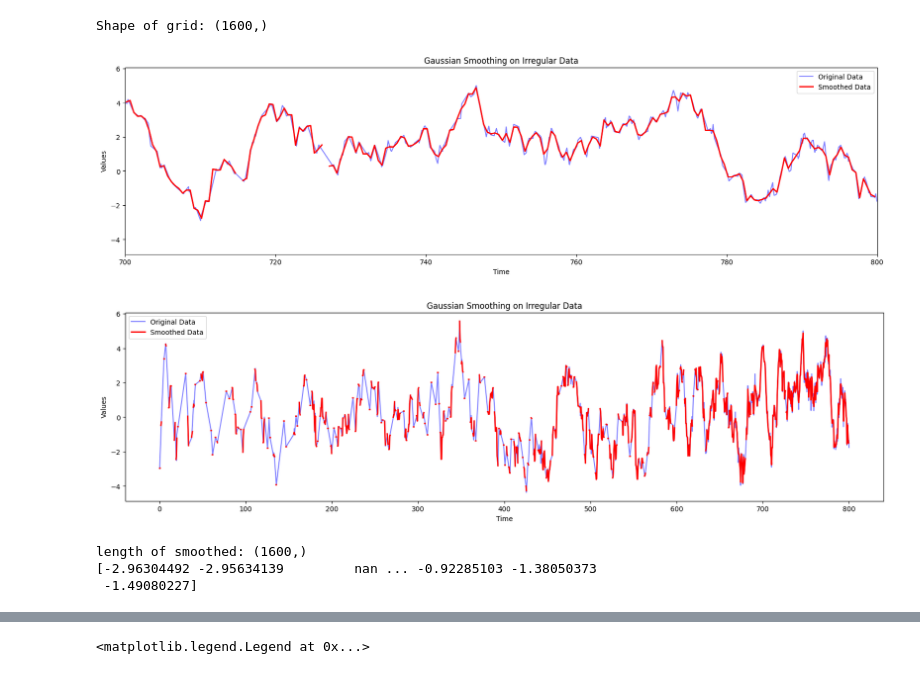
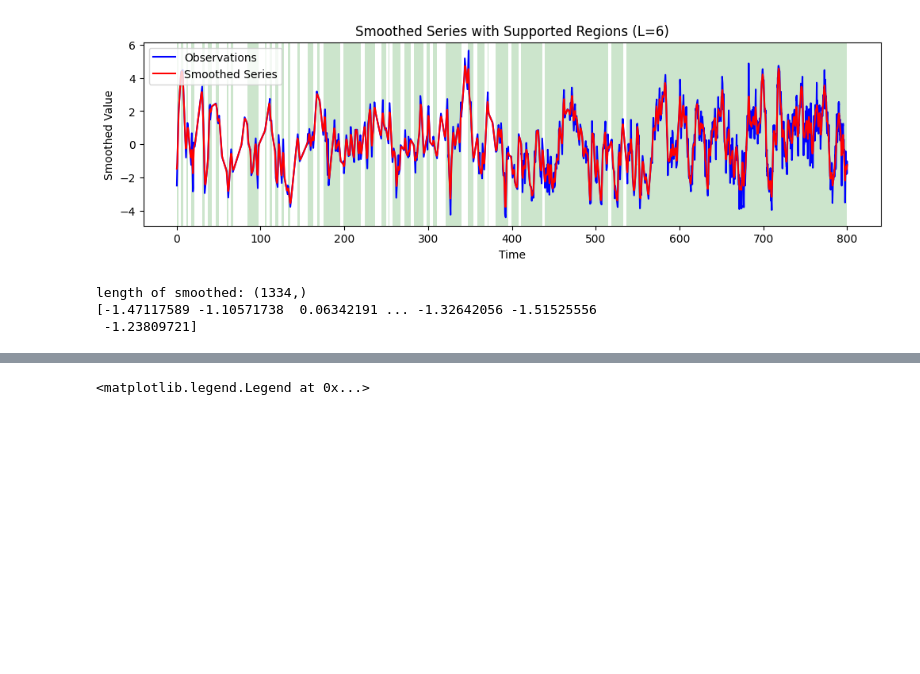
Before and after one commit to Peisong-Zheng/MISTE, a Jupyter notebook: test.ipynb, the cells around one changed output, grey strips where cells are left out. Drawn from its saved outputs; the diff is of its cells as text; code cells hidden in the pictures; blank space fills up the shorter version.

```diff
--- a/test.ipynb
+++ b/test.ipynb
@@ -40,58 +40,58 @@ length of data.X_obs.t_obs: (1235,)
 # %%
 from MISTE import miste_core as mc
 
 from MISTE import syn_data as sd
 
 import importlib
 importlib.reload(sd)
 importlib.reload(mc)
 
 
-L=1
+L=6
 
-grid =np.arange(np.min(data.X_obs.t_obs), np.max(data.X_obs.t_obs), L/2)
+# grid =np.arange(np.min(data.X_obs.t_obs), np.max(data.X_obs.t_obs), L/2)
 
-Smoothed=mc.smooth_gaussian_irregular(
+t_smoothed, v_smoothed=mc.smooth_gaussian_irregular(
     t_obs=data.X_obs.t_obs,
     v_obs=data.X_obs.values_obs,
-    grid=grid,
-    L=L
+    L=L,
+    if_plot_smoothed=True,
     )
 
-# plot the original and smoothed data
-import matplotlib.pyplot as plt
-plt.figure(figsize=(20, 5))
-plt.plot(data.X_obs.t_obs, data.X_obs.values_obs, 'b-', label='Original Data', alpha=0.5)
-plt.plot(np.arange(np.min(data.X_obs.t_obs), np.max(data.X_obs.t_obs), L/2), Smoothed, 'r-', label='Smoothed Data', linewidth=2)
-plt.xlabel('Time')
-plt.ylabel('Values')
-plt.legend()
-# set xlim to 700 to 800
-plt.xlim(700, 800)
-plt.title('Gaussian Smoothing on Irregular Data')
-plt.show()
 
 
-import matplotlib.pyplot as plt
-plt.figure(figsize=(20, 5))
-plt.plot(data.X_obs.t_obs, data.X_obs.values_obs, 'b-', label='Original Data', alpha=0.5)
-plt.plot(np.arange(np.min(data.X_obs.t_obs), np.max(data.X_obs.t_obs), L/2), Smoothed, 'r-', label='Smoothed Data', linewidth=2)
-plt.xlabel('Time')
-plt.ylabel('Values')
-plt.legend()
-plt.title('Gaussian Smoothing on Irregular Data')
-plt.show()
+# # plot the original and smoothed data
+# import matplotlib.pyplot as plt
+# plt.figure(figsize=(20, 5))
+# plt.plot(data.X_obs.t_obs, data.X_obs.values_obs, 'b-', label='Original Data', alpha=0.5)
+# plt.plot(t, Smoothed, 'r-', label='Smoothed Data', linewidth=2)
+# plt.xlabel('Time')
+# plt.ylabel('Values')
+# plt.legend()
+# # set xlim to 700 to 800
+# plt.xlim(700, 800)
+# plt.title('Gaussian Smoothing on Irregular Data')
+# plt.show()
 
 
-print("length of smoothed:", Smoothed.shape)
-print(Smoothed)
+# import matplotlib.pyplot as plt
+# plt.figure(figsize=(20, 5))
+# plt.plot(data.X_obs.t_obs, data.X_obs.values_obs, 'b-', label='Original Data', alpha=0.5)
+# plt.plot(t, Smoothed, 'r-', label='Smoothed Data', linewidth=2)
+# plt.xlabel('Time')
+# plt.ylabel('Values')
+# plt.legend()
+# plt.title('Gaussian Smoothing on Irregular Data')
+# plt.show()
+
+
+print("length of smoothed:", v_smoothed.shape)
+print(v_smoothed)
 # %% [output]
+[figure, new version]
-Shape of grid: (1600,)
+length of smoothed: (1334,)
+[-1.47117589 -1.10571738  0.06342191 ... -1.32642056 -1.51525556
+ -1.23809721]
-[figure, old version]
-[figure, removed]
-length of smoothed: (1600,)
-[-2.96304492 -2.95634139         nan ... -0.92285103 -1.38050373
- -1.49080227]
 # %%
 from MISTE import miste_core as mc
 
```
Also changed, not shown: parts of 6 cells of this notebook, 3 other files.
